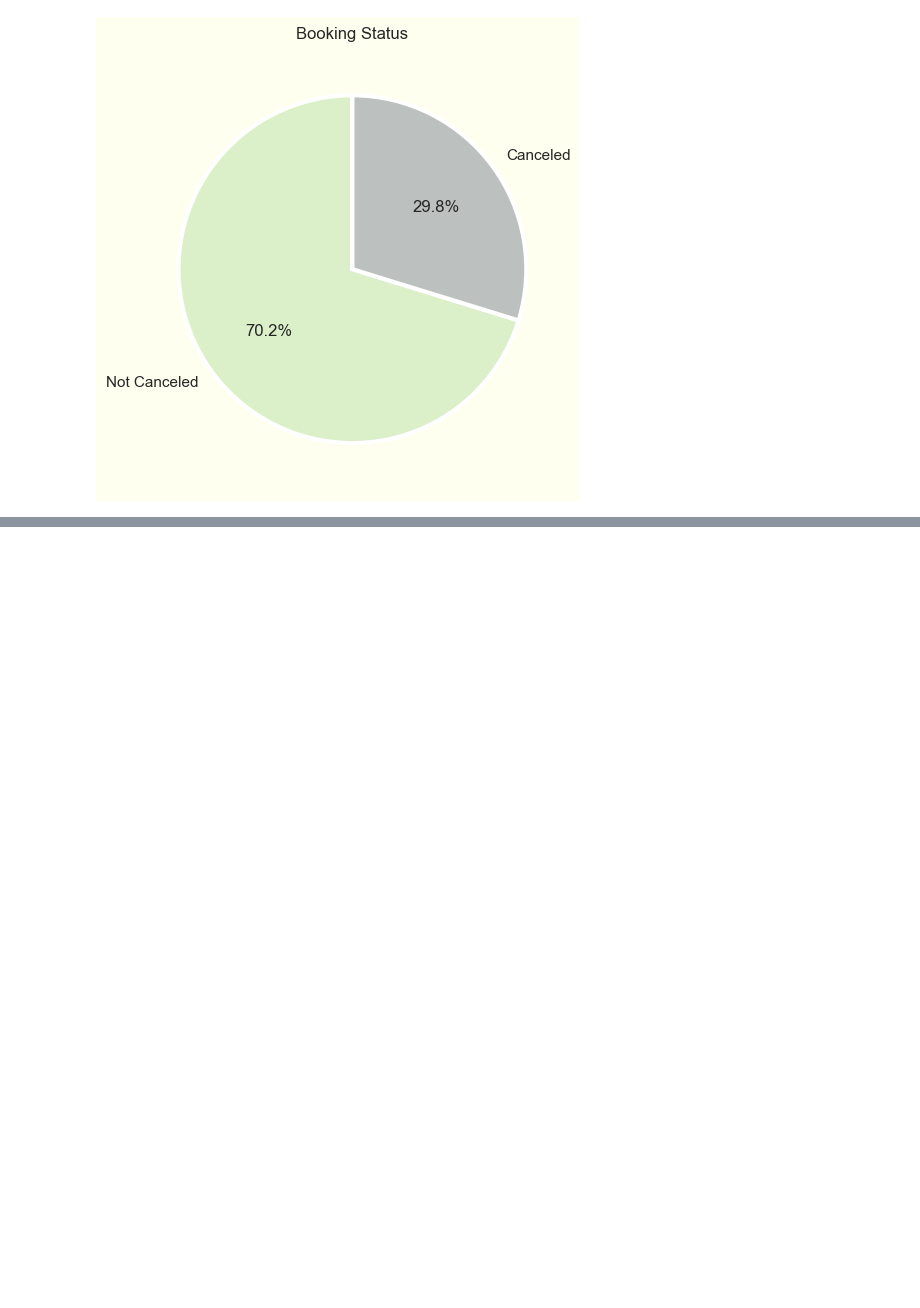
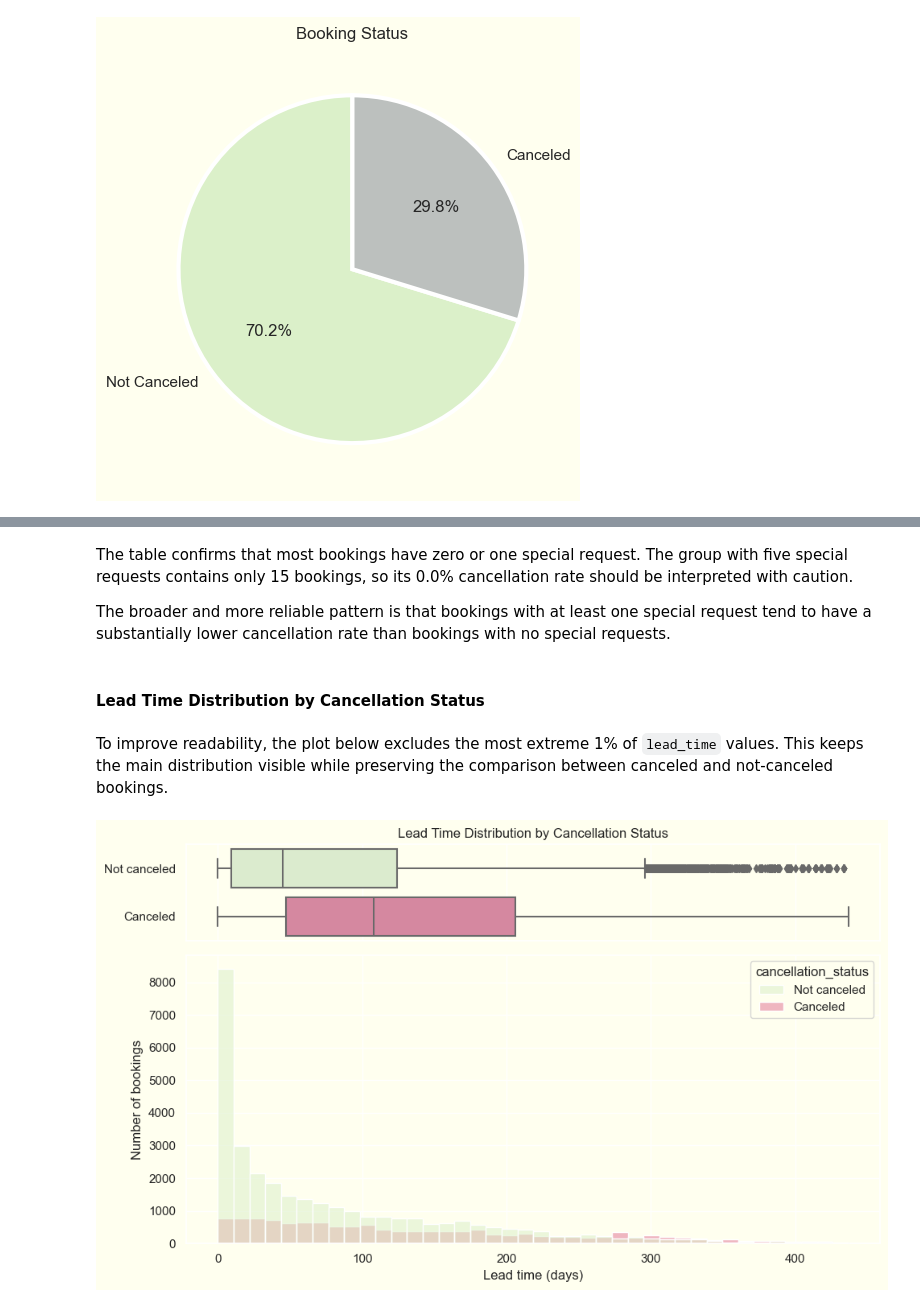
Before and after one commit to luthien4/hotel-booking-cancellation-prediction, a Jupyter notebook: notebooks/01_hotel_booking_cancellation_analysis.ipynb, the cells around one changed output, grey strips where cells are left out. Saved outputs shown, nothing was run; the diff lists cells and outputs as text; code cells hidden in the pictures; blank space fills up the shorter version.

```diff
--- a/notebooks/01_hotel_booking_cancellation_analysis.ipynb
+++ b/notebooks/01_hotel_booking_cancellation_analysis.ipynb
@@ -1663,0 +418,72 @@ The top drivers of cancellation risk were deposit type, total special requests,
+# %% [markdown]
+The table confirms that most bookings have zero or one special request. The group with five special requests contains only 15 bookings, so its 0.0% cancellation rate should be interpreted with caution.
+
+The broader and more reliable pattern is that bookings with at least one special request tend to have a substantially lower cancellation rate than bookings with no special requests.
+# %% [markdown]
+#### Lead Time Distribution by Cancellation Status
+# %% [markdown]
+To improve readability, the plot below excludes the most extreme 1% of `lead_time` values. This keeps the main distribution visible while preserving the comparison between canceled and not-canceled bookings.
+# %%
+# For more readability, creating a second version limited to the 99th percentile:
+lead_time_limit = df_train["lead_time"].quantile(0.99)
+
+df_plot = df_train.copy()
+df_plot["cancellation_status"] = df_plot["is_canceled"].map({
+    0: "Not canceled",
+    1: "Canceled"
+})
+
+palette = { "Not canceled": "#dbf0c9",
+            "Canceled": "#e27b9b"
+}
+
+df_plot_limited = df_plot[df_plot["lead_time"] <= lead_time_limit]
+
+df_plot_limited["cancellation_status"] = df_plot_limited["is_canceled"].map({
+    0: "Not canceled",
+    1: "Canceled"
+})
+
+palette = { "Not canceled": "#dbf0c9",
+            "Canceled": "#e27b9b"
+}
+
+fig, axs = plt.subplots(
+    nrows=2,
+    ncols=1,
+    sharex=True,
+    figsize=(10, 6),
+    gridspec_kw={"height_ratios": (0.3, 0.9)}
+)
+
+sns.boxplot(
+    data=df_plot_limited,
+    x="lead_time",
+    y="cancellation_status",
+    ax=axs[0],
+    palette=palette,
+    orient="h"
+)
+
+sns.histplot(
+    data=df_plot_limited,
+    x="lead_time",
+    hue="cancellation_status",
+    multiple="layer",
+    palette=palette,
+    alpha=0.55,
+    bins=40,
+    ax=axs[1]
+)
+
+axs[0].set_title("Lead Time Distribution by Cancellation Status")
+axs[0].set_xlabel("")
+axs[0].set_ylabel("")
+
+axs[1].set_xlabel("Lead time (days)")
+axs[1].set_ylabel("Number of bookings")
+
+plt.tight_layout()
+plt.show()
+# %% [output]
+[figure, added]
```
Also changed, not shown: parts of 204 cells of this notebook, 6 other files.
